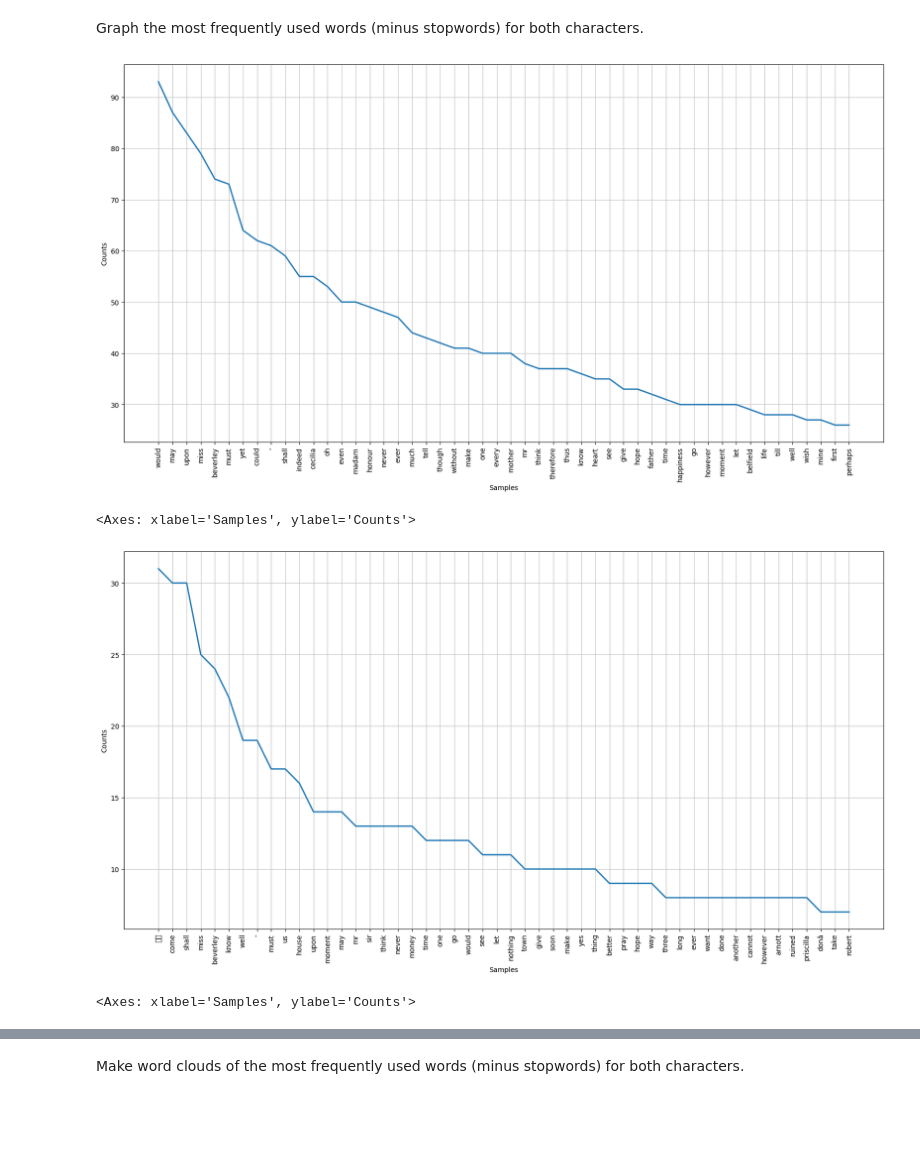
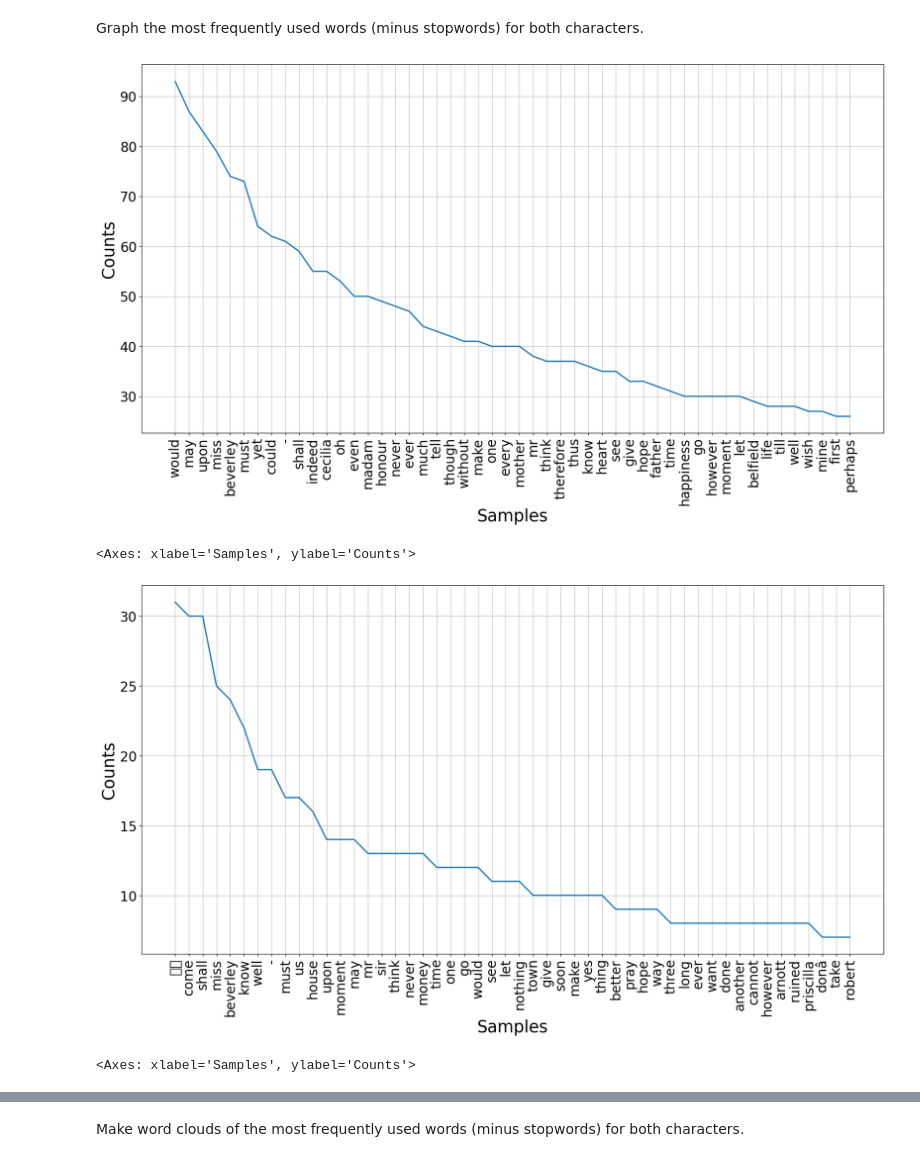
Before and after one commit to hilaryhavens/Cecilia-Harrel-Delvile, a Jupyter notebook: Cecilia_Harrel_and_Delvile_Language.ipynb, the cells around one changed output, grey strips where cells are left out. Drawn from its saved outputs; the diff is of its cells as text; code cells hidden in the pictures; blank space fills up the shorter version.

```diff
--- a/Cecilia_Harrel_and_Delvile_Language.ipynb
+++ b/Cecilia_Harrel_and_Delvile_Language.ipynb
@@ -304,17 +304,19 @@ har_freqs_normalized.most_common(10)
 # %% [markdown]
 Graph the most frequently used words (minus stopwords) for both characters.
 # %%
+import matplotlib
+matplotlib.rcParams.update({'font.size': 25})
 import matplotlib.pyplot as plt
 plt.figure(figsize=(20,10))
 del_freqs_normalized.plot(50)
 # %% [output]
-[figure, old version]
+[figure, new version]
 <Axes: xlabel='Samples', ylabel='Counts'>
 # %%
 plt.figure(figsize=(20,10))
 har_freqs_normalized.plot(50)
 # %% [output]
-[figure, old version]
+[figure, new version]
 <Axes: xlabel='Samples', ylabel='Counts'>
 # %%
 plt.figure(figsize=(20,10))
```
Also changed, not shown: parts of 21 cells of this notebook.
